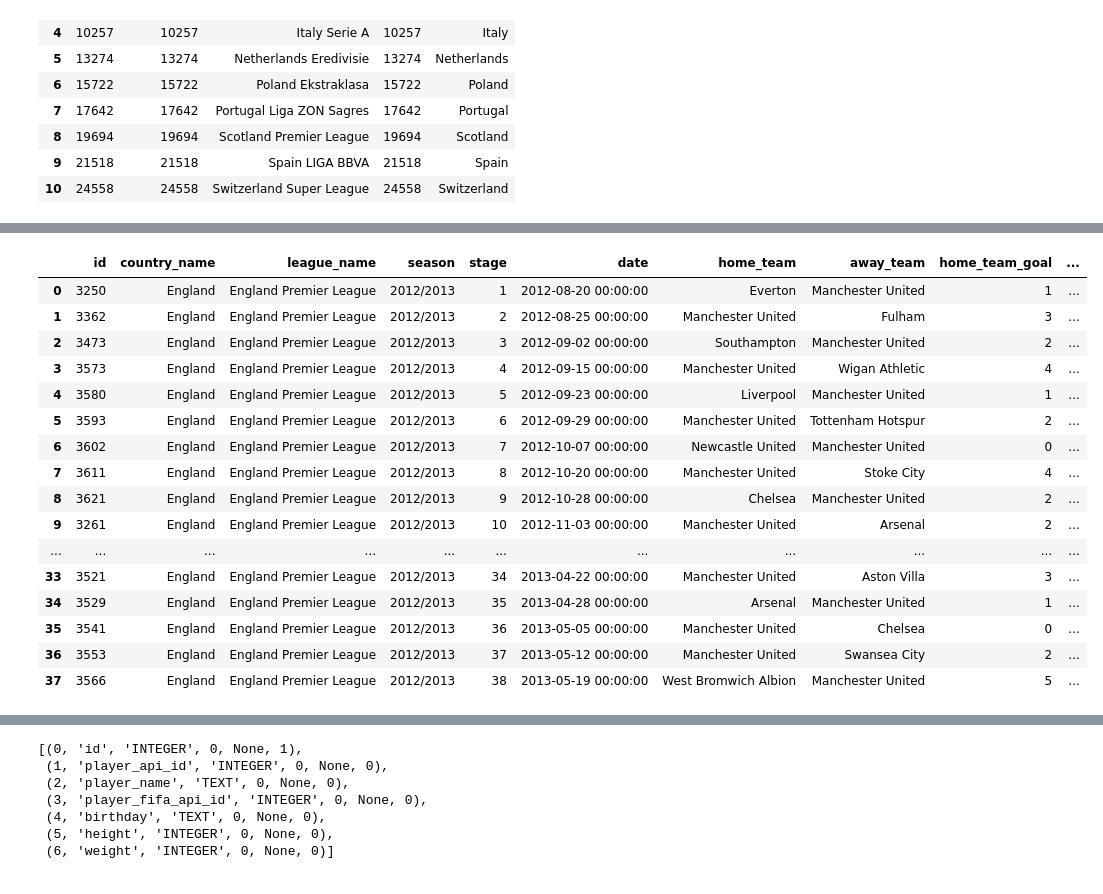
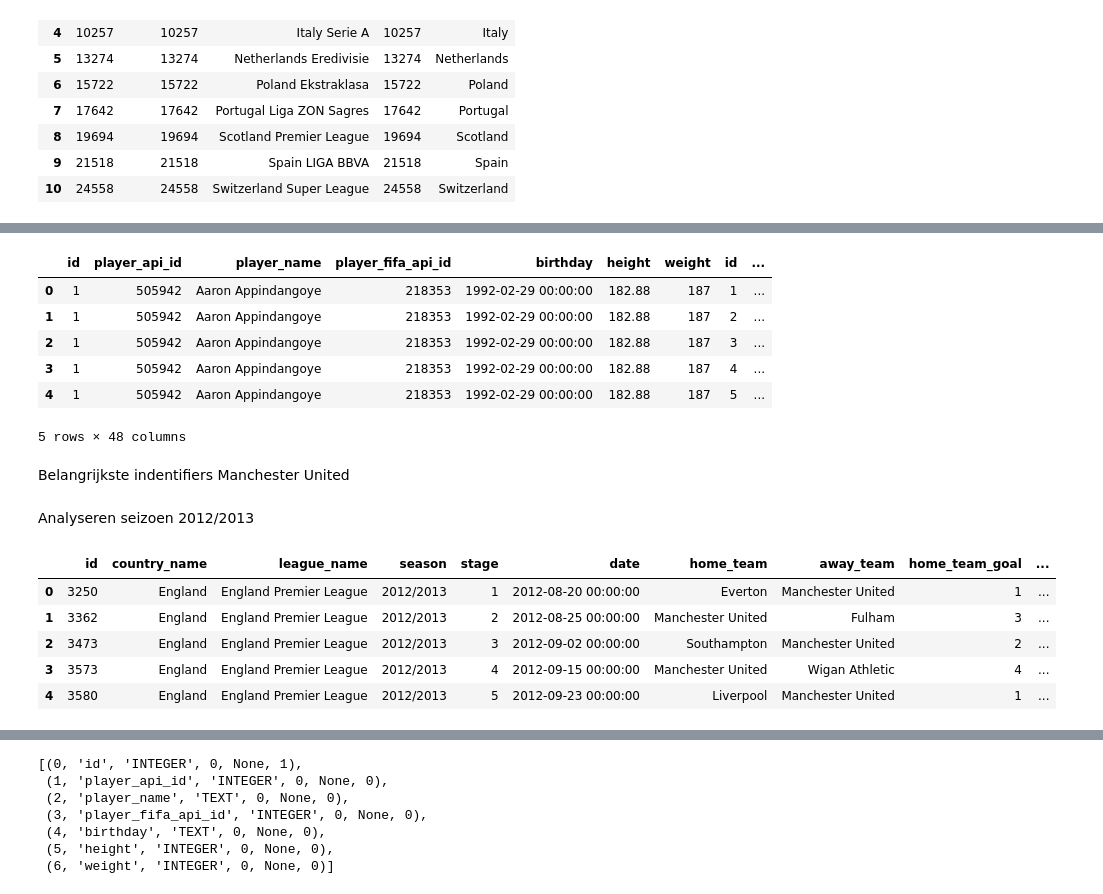
Before and after one commit to Tijnwy/Datalab2, a Jupyter notebook: sprint2.ipynb, the cells around one changed output, grey strips where cells are left out. Drawn from its saved outputs; the diff is of its cells as text; code cells hidden in the pictures.

```diff
--- a/sprint2.ipynb
+++ b/sprint2.ipynb
@@ -26,41 +122,50 @@ leagues
+# %%
+player_attributes = pd.read_sql("""SELECT *
+                              FROM Player as p
+                              JOIN Player_Attributes as pa
+                              USING (player_api_id)
+                              LIMIT 5;""", sql_connect)
+player_attributes
+# %% [output]
+|  | id | player_api_id | player_name | player_fifa_api_id | birthday | height | weight | id | ... |
+| 0 | 1 | 505942 | Aaron Appindangoye | 218353 | 1992-02-29 00:00:00 | 182.88 | 187 | 1 | ... |
+| 1 | 1 | 505942 | Aaron Appindangoye | 218353 | 1992-02-29 00:00:00 | 182.88 | 187 | 2 | ... |
+| 2 | 1 | 505942 | Aaron Appindangoye | 218353 | 1992-02-29 00:00:00 | 182.88 | 187 | 3 | ... |
+| 3 | 1 | 505942 | Aaron Appindangoye | 218353 | 1992-02-29 00:00:00 | 182.88 | 187 | 4 | ... |
+| 4 | 1 | 505942 | Aaron Appindangoye | 218353 | 1992-02-29 00:00:00 | 182.88 | 187 | 5 | ... |
+5 rows × 48 columns
+# %% [markdown]
+Belangrijkste indentifiers Manchester United
+# %% [markdown]
+Analyseren seizoen 2012/2013
 # %%
-detailed_matches = pd.read_sql("""SELECT Match.id,
+man_u_2012_2013 = pd.read_sql("""SELECT Match.id,
                                         Country.name AS country_name,
                                         League.name AS league_name,
                                         season,
                                         stage,
                                         date,
                                         HT.team_long_name AS  home_team,
                                         AT.team_long_name AS away_team,
                                         home_team_goal,
                                         away_team_goal
                                 FROM Match
                                 JOIN Country on Country.id = Match.country_id
                                 JOIN League on League.id = Match.league_id
                                 LEFT JOIN Team AS HT on HT.team_api_id = Match.home_team_api_id
                                 LEFT JOIN Team AS AT on AT.team_api_id = Match.away_team_api_id
                                 WHERE country_name = 'England'
                                 AND season = "2012/2013"
                                 AND (home_team = "Manchester United"
                                         OR away_team = "Manchester United")
-                                ORDER by date;
+                                ORDER by date
+                                LIMIT 5
                                 ;""", sql_connect)
-detailed_matches
+man_u_2012_2013
 # %% [output]
 |  | id | country_name | league_name | season | stage | date | home_team | away_team | home_team_goal | ... |
 | 0 | 3250 | England | England Premier League | 2012/2013 | 1 | 2012-08-20 00:00:00 | Everton | Manchester United | 1 | ... |
 | 1 | 3362 | England | England Premier League | 2012/2013 | 2 | 2012-08-25 00:00:00 | Manchester United | Fulham | 3 | ... |
 | 2 | 3473 | England | England Premier League | 2012/2013 | 3 | 2012-09-02 00:00:00 | Southampton | Manchester United | 2 | ... |
 | 3 | 3573 | England | England Premier League | 2012/2013 | 4 | 2012-09-15 00:00:00 | Manchester United | Wigan Athletic | 4 | ... |
 | 4 | 3580 | England | England Premier League | 2012/2013 | 5 | 2012-09-23 00:00:00 | Liverpool | Manchester United | 1 | ... |
-| 5 | 3593 | England | England Premier League | 2012/2013 | 6 | 2012-09-29 00:00:00 | Manchester United | Tottenham Hotspur | 2 | ... |
-| 6 | 3602 | England | England Premier League | 2012/2013 | 7 | 2012-10-07 00:00:00 | Newcastle United | Manchester United | 0 | ... |
-| 7 | 3611 | England | England Premier League | 2012/2013 | 8 | 2012-10-20 00:00:00 | Manchester United | Stoke City | 4 | ... |
-| 8 | 3621 | England | England Premier League | 2012/2013 | 9 | 2012-10-28 00:00:00 | Chelsea | Manchester United | 2 | ... |
-| 9 | 3261 | England | England Premier League | 2012/2013 | 10 | 2012-11-03 00:00:00 | Manchester United | Arsenal | 2 | ... |
-| ... | ... | ... | ... | ... | ... | ... | ... | ... | ... | ... |
-| 33 | 3521 | England | England Premier League | 2012/2013 | 34 | 2013-04-22 00:00:00 | Manchester United | Aston Villa | 3 | ... |
-| 34 | 3529 | England | England Premier League | 2012/2013 | 35 | 2013-04-28 00:00:00 | Arsenal | Manchester United | 1 | ... |
-| 35 | 3541 | England | England Premier League | 2012/2013 | 36 | 2013-05-05 00:00:00 | Manchester United | Chelsea | 0 | ... |
-| 36 | 3553 | England | England Premier League | 2012/2013 | 37 | 2013-05-12 00:00:00 | Manchester United | Swansea City | 2 | ... |
-| 37 | 3566 | England | England Premier League | 2012/2013 | 38 | 2013-05-19 00:00:00 | West Bromwich Albion | Manchester United | 5 | ... |
```
Also changed, not shown: parts of 13 cells of this notebook.
